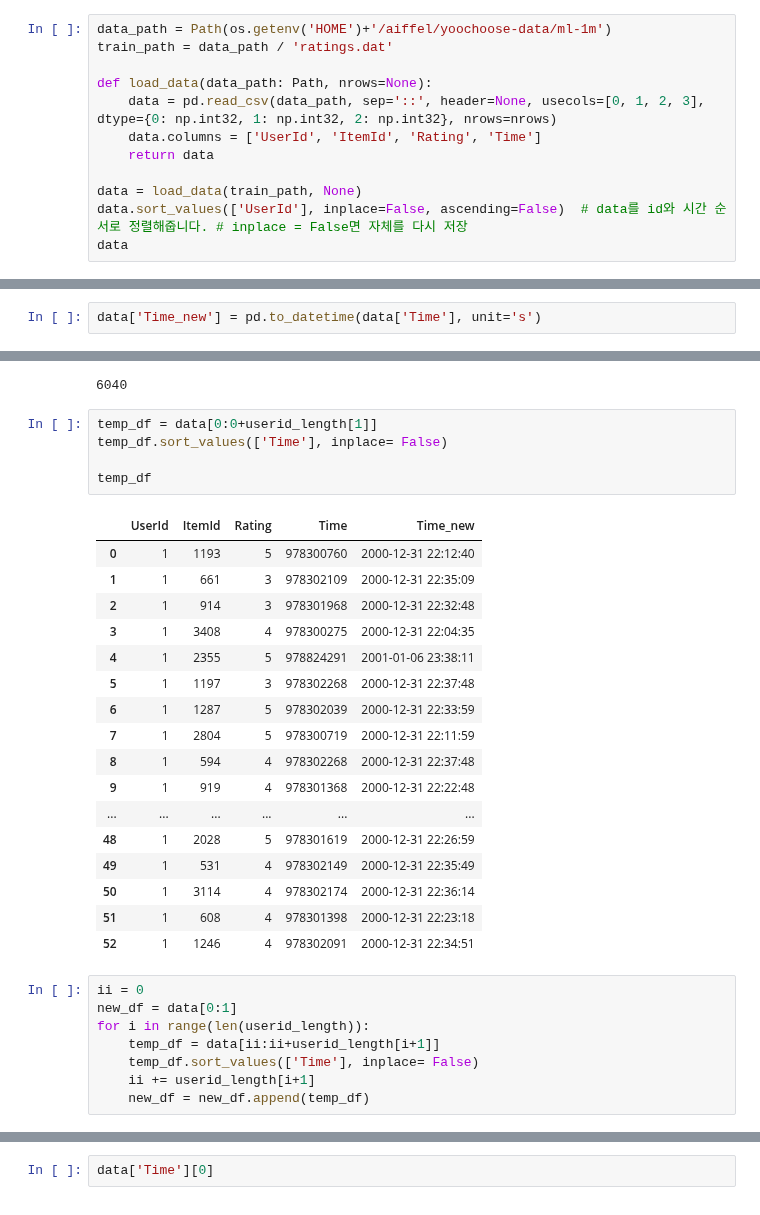
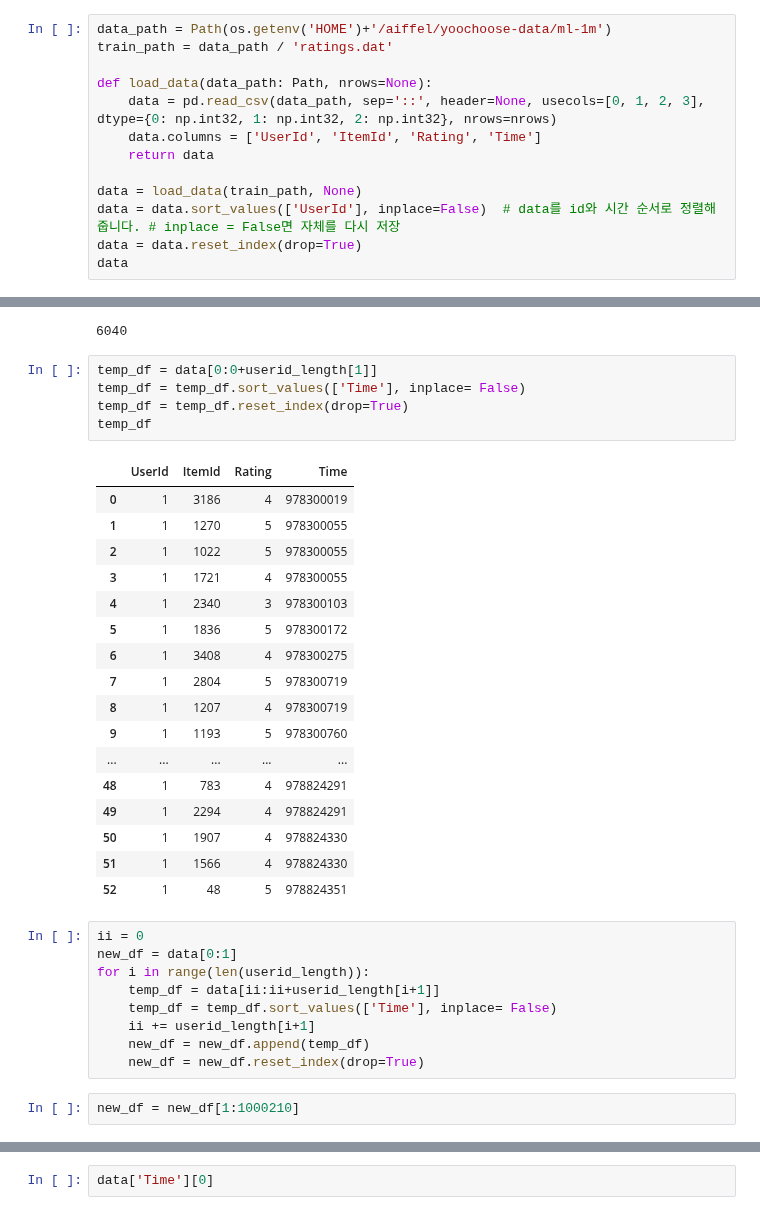
Before and after one commit to JPumpkin645/AIFFEL, a Jupyter notebook: Week_14/Ex_23_Movielens_영화_SBR.ipynb, the cells around one changed output, grey strips where cells are left out. Drawn from its saved outputs; the diff is of its cells as text.

```diff
--- a/Week_14/Ex_23_Movielens_영화_SBR.ipynb
+++ b/Week_14/Ex_23_Movielens_영화_SBR.ipynb
@@ -25,7 +25,8 @@ def load_data(data_path: Path, nrows=None):
     return data
 
 data = load_data(train_path, None)
-data.sort_values(['UserId'], inplace=False, ascending=False)  # data를 id와 시간 순서로 정렬해줍니다. # inplace = False면 자체를 다시 저장
+data = data.sort_values(['UserId'], inplace=False)  # data를 id와 시간 순서로 정렬해줍니다. # inplace = False면 자체를 다시 저장
+data = data.reset_index(drop=True)
 data
 # %% [output]
 |  | UserId | ItemId | Rating | Time |
@@ -54,5 +55,3 @@ data
 # %% [markdown]
 위와 같이 간단히 구성해 본 데이터셋을 꼼꼼이 살펴보면서 항목별 기본분석, session length, session time, cleaning 등의 작업을 진행합니다.
 특히, 이 데이터셋에서는 Session이 아닌 UserID 단위로 데이터가 생성되어 있으므로, 이를 Session 단위로 어떻게 해석할지에 주의합니다.
-# %%
-data['Time_new'] = pd.to_datetime(data['Time'], unit='s')
@@ -105,35 +88,38 @@ len(userid_length)
 6040
 # %%
 temp_df = data[0:0+userid_length[1]]
-temp_df.sort_values(['Time'], inplace= False)
-
+temp_df = temp_df.sort_values(['Time'], inplace= False)
+temp_df = temp_df.reset_index(drop=True)
 temp_df
 # %% [output]
-|  | UserId | ItemId | Rating | Time | Time_new |
-| 0 | 1 | 1193 | 5 | 978300760 | 2000-12-31 22:12:40 |
-| 1 | 1 | 661 | 3 | 978302109 | 2000-12-31 22:35:09 |
-| 2 | 1 | 914 | 3 | 978301968 | 2000-12-31 22:32:48 |
-| 3 | 1 | 3408 | 4 | 978300275 | 2000-12-31 22:04:35 |
-| 4 | 1 | 2355 | 5 | 978824291 | 2001-01-06 23:38:11 |
-| 5 | 1 | 1197 | 3 | 978302268 | 2000-12-31 22:37:48 |
-| 6 | 1 | 1287 | 5 | 978302039 | 2000-12-31 22:33:59 |
-| 7 | 1 | 2804 | 5 | 978300719 | 2000-12-31 22:11:59 |
-| 8 | 1 | 594 | 4 | 978302268 | 2000-12-31 22:37:48 |
-| 9 | 1 | 919 | 4 | 978301368 | 2000-12-31 22:22:48 |
-| ... | ... | ... | ... | ... | ... |
-| 48 | 1 | 2028 | 5 | 978301619 | 2000-12-31 22:26:59 |
-| 49 | 1 | 531 | 4 | 978302149 | 2000-12-31 22:35:49 |
-| 50 | 1 | 3114 | 4 | 978302174 | 2000-12-31 22:36:14 |
-| 51 | 1 | 608 | 4 | 978301398 | 2000-12-31 22:23:18 |
-| 52 | 1 | 1246 | 4 | 978302091 | 2000-12-31 22:34:51 |
+|  | UserId | ItemId | Rating | Time |
+| 0 | 1 | 3186 | 4 | 978300019 |
+| 1 | 1 | 1270 | 5 | 978300055 |
+| 2 | 1 | 1022 | 5 | 978300055 |
+| 3 | 1 | 1721 | 4 | 978300055 |
+| 4 | 1 | 2340 | 3 | 978300103 |
+| 5 | 1 | 1836 | 5 | 978300172 |
+| 6 | 1 | 3408 | 4 | 978300275 |
+| 7 | 1 | 2804 | 5 | 978300719 |
+| 8 | 1 | 1207 | 4 | 978300719 |
+| 9 | 1 | 1193 | 5 | 978300760 |
+| ... | ... | ... | ... | ... |
+| 48 | 1 | 783 | 4 | 978824291 |
+| 49 | 1 | 2294 | 4 | 978824291 |
+| 50 | 1 | 1907 | 4 | 978824330 |
+| 51 | 1 | 1566 | 4 | 978824330 |
+| 52 | 1 | 48 | 5 | 978824351 |
 # %%
 ii = 0
 new_df = data[0:1]
 for i in range(len(userid_length)):
     temp_df = data[ii:ii+userid_length[i+1]]
-    temp_df.sort_values(['Time'], inplace= False)
+    temp_df = temp_df.sort_values(['Time'], inplace= False)
     ii += userid_length[i+1]
     new_df = new_df.append(temp_df)
+    new_df = new_df.reset_index(drop=True)
+# %%
+new_df = new_df[1:1000210]
 # %%
 new_df
 # %% [output]
```
Also changed, not shown: parts of 21 cells of this notebook.
